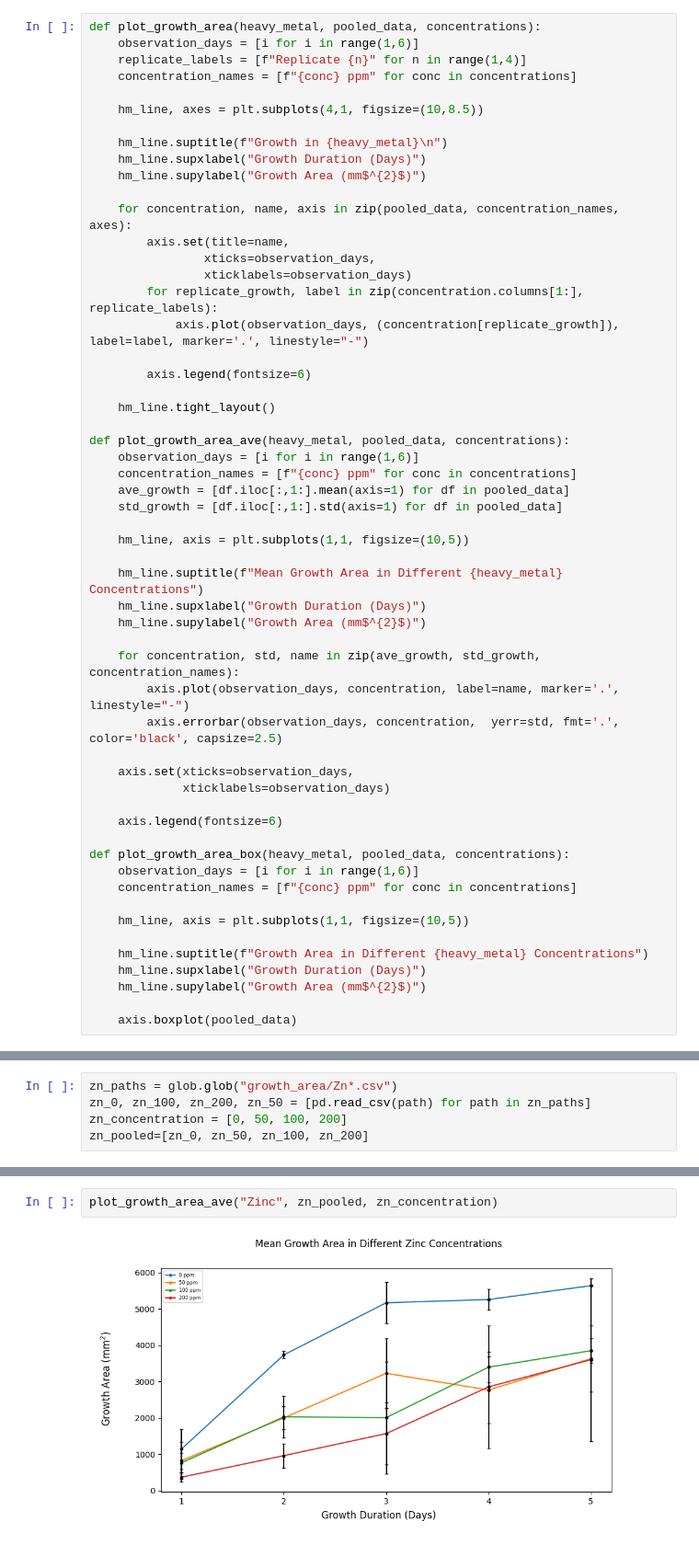
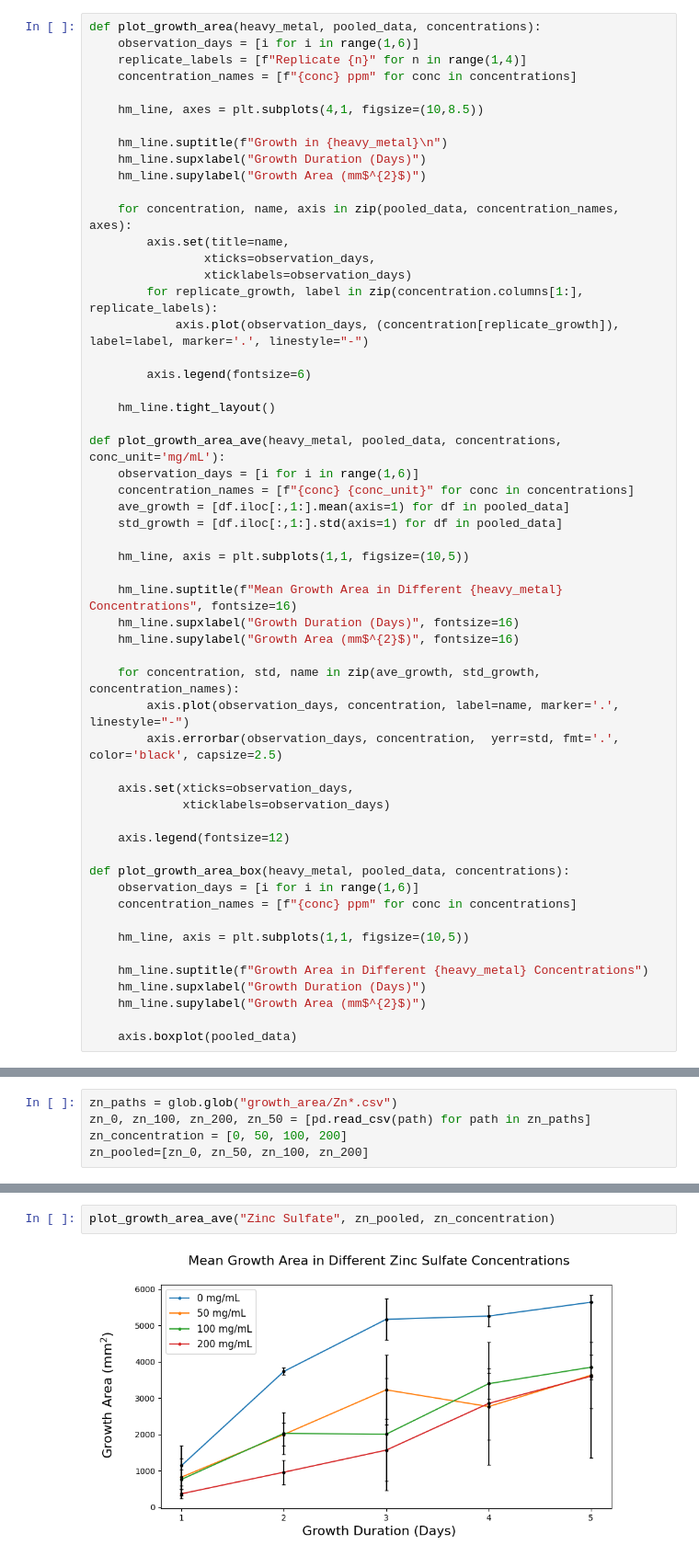
Before and after one commit to akaeii/myxomycetes_heavy_metals, a Jupyter notebook: growth_area.ipynb, the cells around one changed output, grey strips where cells are left out. Shown at 92% size. Drawn from its saved outputs; the diff is of its cells as text.

Commit message:
Font and unit adjustments.

```diff
--- a/growth_area.ipynb
+++ b/growth_area.ipynb
@@ -29,17 +29,17 @@ def plot_growth_area(heavy_metal, pooled_data, concentrations):
 
     hm_line.tight_layout()
 
-def plot_growth_area_ave(heavy_metal, pooled_data, concentrations):
+def plot_growth_area_ave(heavy_metal, pooled_data, concentrations, conc_unit='mg/mL'):
     observation_days = [i for i in range(1,6)]
-    concentration_names = [f"{conc} ppm" for conc in concentrations]
+    concentration_names = [f"{conc} {conc_unit}" for conc in concentrations]
     ave_growth = [df.iloc[:,1:].mean(axis=1) for df in pooled_data]
     std_growth = [df.iloc[:,1:].std(axis=1) for df in pooled_data]
 
     hm_line, axis = plt.subplots(1,1, figsize=(10,5))
 
-    hm_line.suptitle(f"Mean Growth Area in Different {heavy_metal} Concentrations")
-    hm_line.supxlabel("Growth Duration (Days)")
-    hm_line.supylabel("Growth Area (mm$^{2}$)")
+    hm_line.suptitle(f"Mean Growth Area in Different {heavy_metal} Concentrations", fontsize=16)
+    hm_line.supxlabel("Growth Duration (Days)", fontsize=16)
+    hm_line.supylabel("Growth Area (mm$^{2}$)", fontsize=16)
 
     for concentration, std, name in zip(ave_growth, std_growth, concentration_names):
         axis.plot(observation_days, concentration, label=name, marker='.', linestyle="-")
@@ -48,7 +48,7 @@ def plot_growth_area_ave(heavy_metal, pooled_data, concentrations):
     axis.set(xticks=observation_days,
              xticklabels=observation_days)
 
-    axis.legend(fontsize=6)
+    axis.legend(fontsize=12)
 
 def plot_growth_area_box(heavy_metal, pooled_data, concentrations):
     observation_days = [i for i in range(1,6)]
@@ -110,6 +105,6 @@ plot_growth_area("Zinc", zn_pooled, zn_concentration)
 # %% [output]
 [figure]
 # %%
-plot_growth_area_ave("Zinc", zn_pooled, zn_concentration)
+plot_growth_area_ave("Zinc Sulfate", zn_pooled, zn_concentration)
 # %% [output]
-[figure, old version]
+[figure, new version]
```
Also changed, not shown: parts of 4 cells of this notebook.
